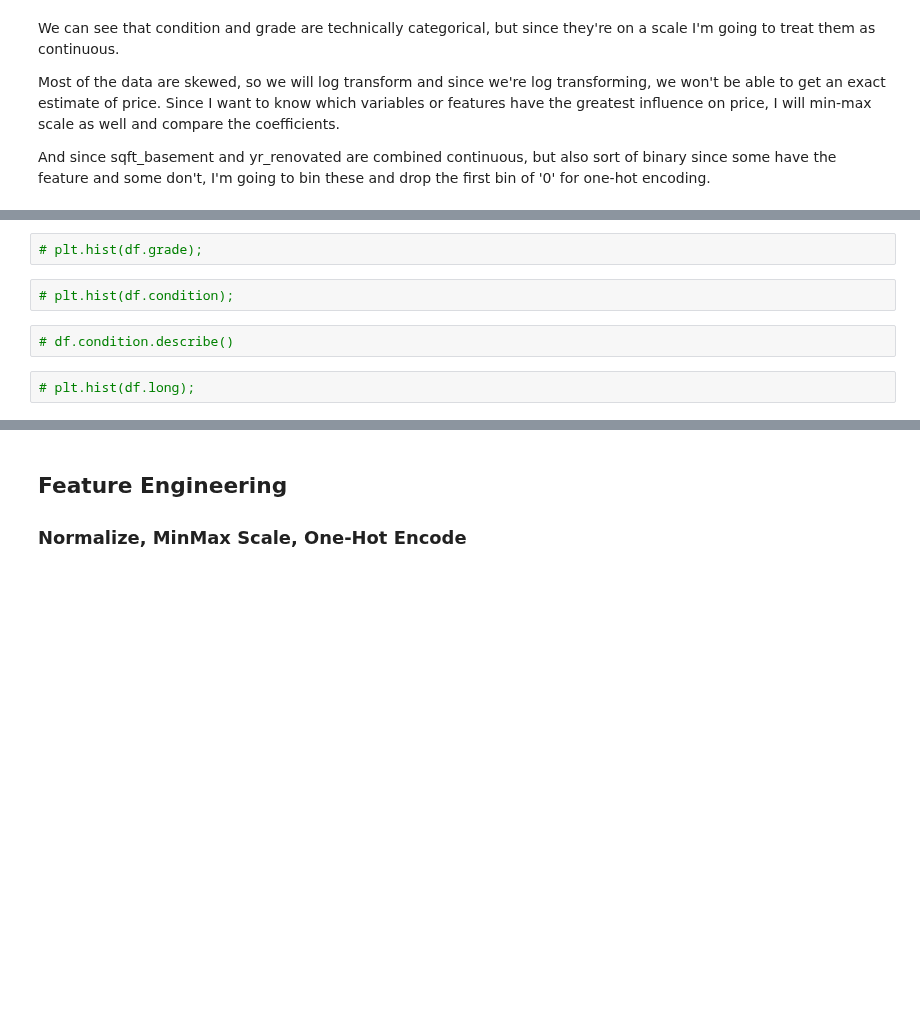
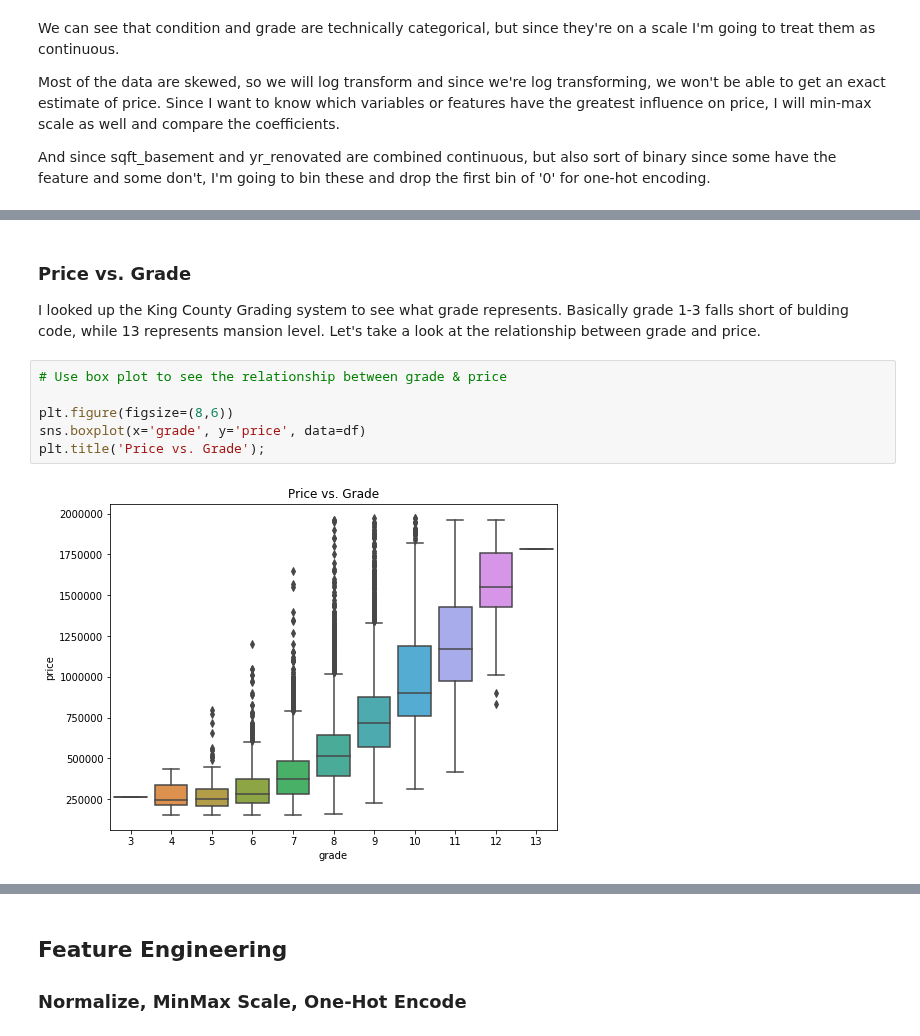
Before and after one commit to JessicaFB/Flipping-Houses-Strategy, a Jupyter notebook: student.ipynb, the cells around one changed output, grey strips where cells are left out. Cells and saved outputs as stored; diff of their text form; blank space fills up the shorter version.

```diff
--- a/student.ipynb
+++ b/student.ipynb
@@ -321,8 +336,12 @@ We can see there does appear to be a relationship between the size of a home's b
-# %%
-# plt.hist(df.grade);
-# %%
-# plt.hist(df.condition);
-# %%
-# df.condition.describe()
-# %%
-# plt.hist(df.long);
+# %% [markdown]
+### Price vs. Grade
+
+I looked up the King County Grading system to see what grade represents. Basically grade 1-3 falls short of bulding code, while 13 represents mansion level. Let's take a look at the relationship between grade and price.
+# %%
+# Use box plot to see the relationship between grade & price
+
+plt.figure(figsize=(8,6))
+sns.boxplot(x='grade', y='price', data=df)
+plt.title('Price vs. Grade');
+# %% [output]
+[figure, added]
```
Also changed, not shown: parts of 9 cells of this notebook.
